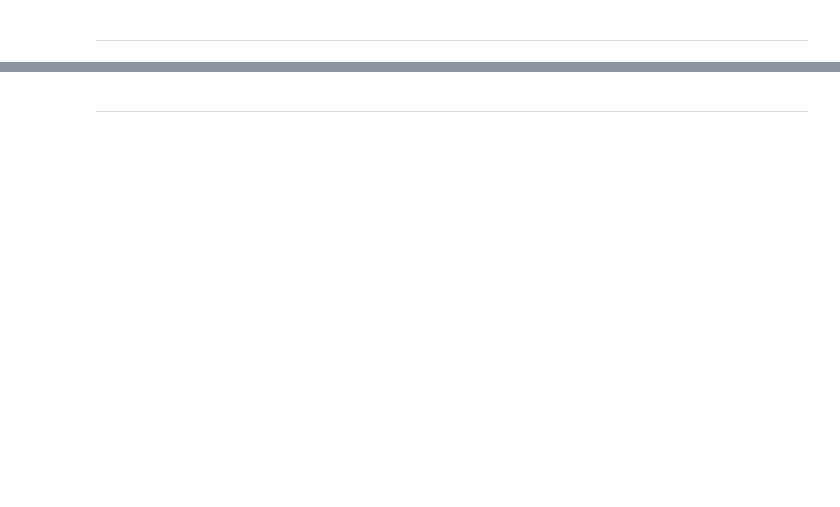
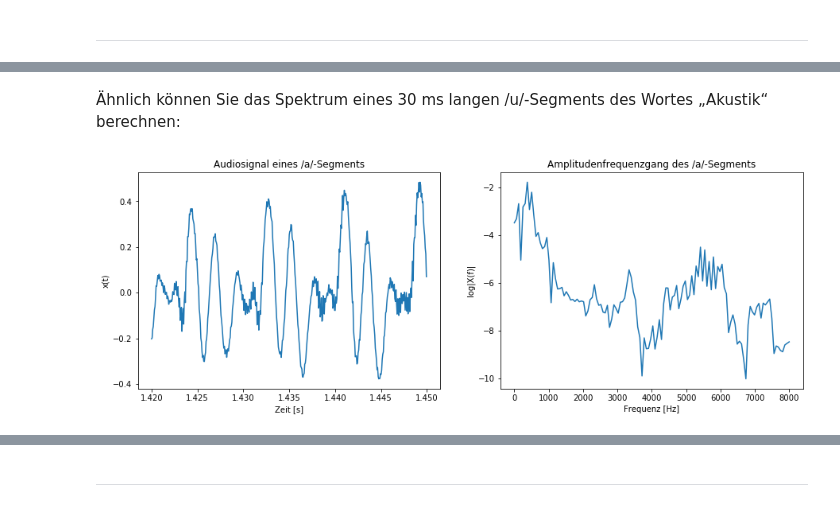
Before and after one commit to TUD-STKS/tud-sv, a Jupyter notebook: Thema-2-Messung der Übertragungsfunktion/2.2 - LPC.ipynb, the cells around one changed output, grey strips where cells are left out. Saved outputs shown, nothing was run; the diff lists cells and outputs as text; code cells hidden in the pictures; blank space fills up the shorter version.

```diff
--- a/Thema-2-Messung der Übertragungsfunktion/2.2 - LPC.ipynb
+++ b/Thema-2-Messung der Übertragungsfunktion/2.2 - LPC.ipynb
@@ -92,0 +159,40 @@ Umgekehrt lässt sich das Fehlersignal $e(k)$ durch die Filterung von $y(k)$ mit
+# %% [markdown]
+Ähnlich können Sie das Spektrum eines 30 ms langen /u/-Segments des Wortes „Akustik“ berechnen:
+# %%
+'''
+Spektrum eines 30 ms langen /u/-Segments des Wortes „Akustik“ berechnen
+'''
+# Zeitintervall bestimmen
+n_start = int(1.42 / T_s * signalLength)                # Startsample-Nummer
+n_end = int(1.45 / T_s * signalLength)                  # Endsample-Nummer
+t_uSegment_s = t_s[n_start:n_end]
+
+# Audiosignal segmentieren
+u_segment = audioSignal[n_start:n_end]
+
+# Spektrum berechnen
+n_fft = int(2**(np.floor(np.log2(len(u_segment)))))     # Länge von FFT
+f_uSegment_Hz = np.linspace(0, fs_Hz/2, int(n_fft/2))   # Frequenzbereich
+uSegment_fft = scipy.fftpack.fft(u_segment, n_fft)
+uSegment_fft_plot = np.abs(uSegment_fft[:len(f_uSegment_Hz)]) / int(n_fft/2)
+
+# Graphische Darstellung
+plt.subplot(121)
+plt.title('Audiosignal eines /a/-Segments')
+plt.xlabel('Zeit [s]')
+plt.ylabel('x(t)')
+plt.plot(t_uSegment_s, u_segment)
+plt.subplot(122)
+plt.title('Amplitudenfrequenzgang des /a/-Segments')
+plt.xlabel('Frequenz [Hz]')
+plt.ylabel('log|X(f)|')
+plt.plot(f_uSegment_Hz, np.log(uSegment_fft_plot))
+plt.gcf().set_size_inches(15, 5)
+plt.show()
+
+# Abspielen
+sound = (u_segment*(2**15-1)/np.max(np.abs(u_segment))).astype(np.int16)
+play_obj = sa.play_buffer(sound, 1, 2, int(fs_Hz))
+play_obj.wait_done()
+# %% [output]
+[figure, added]
```
Also changed, not shown: parts of 12 cells of this notebook.
